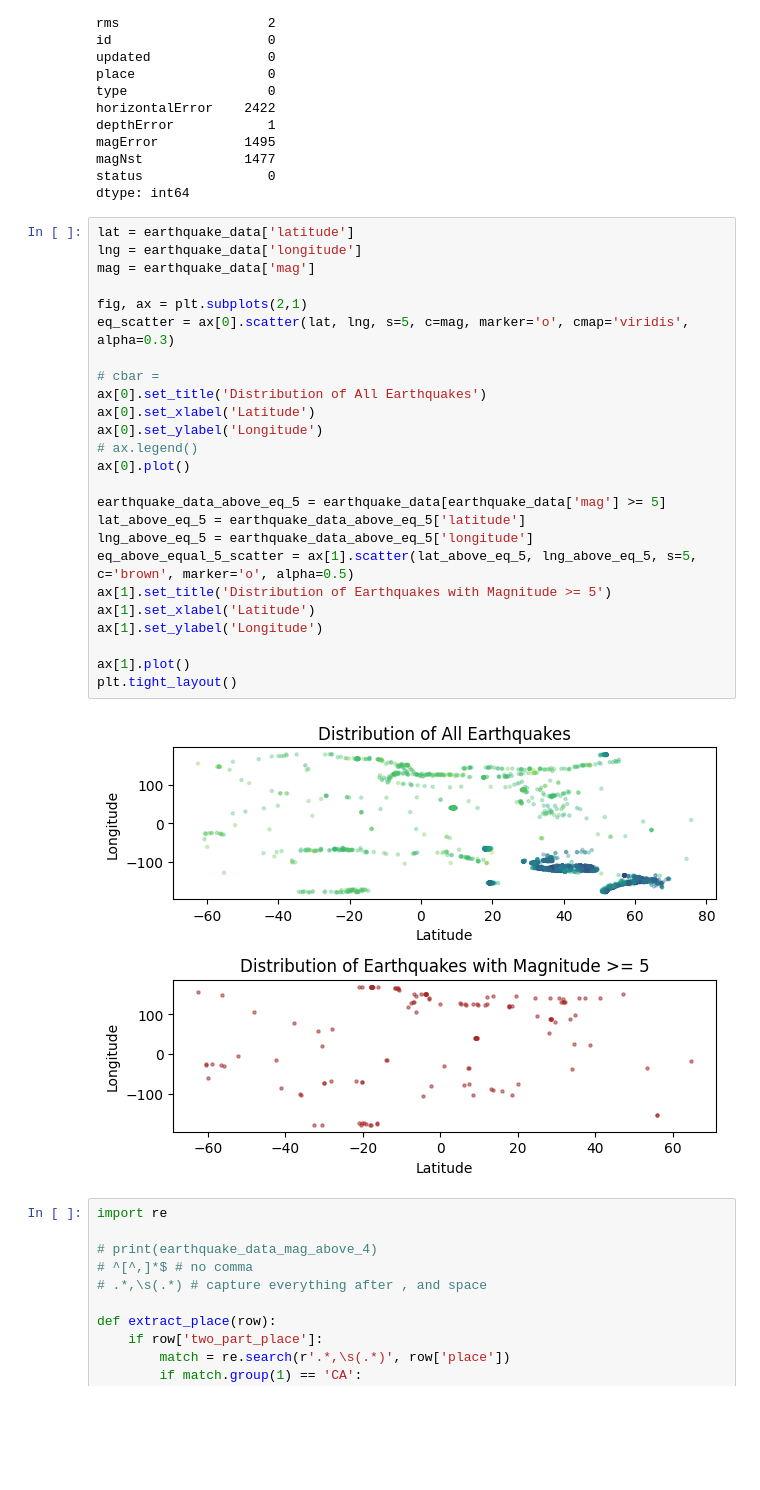
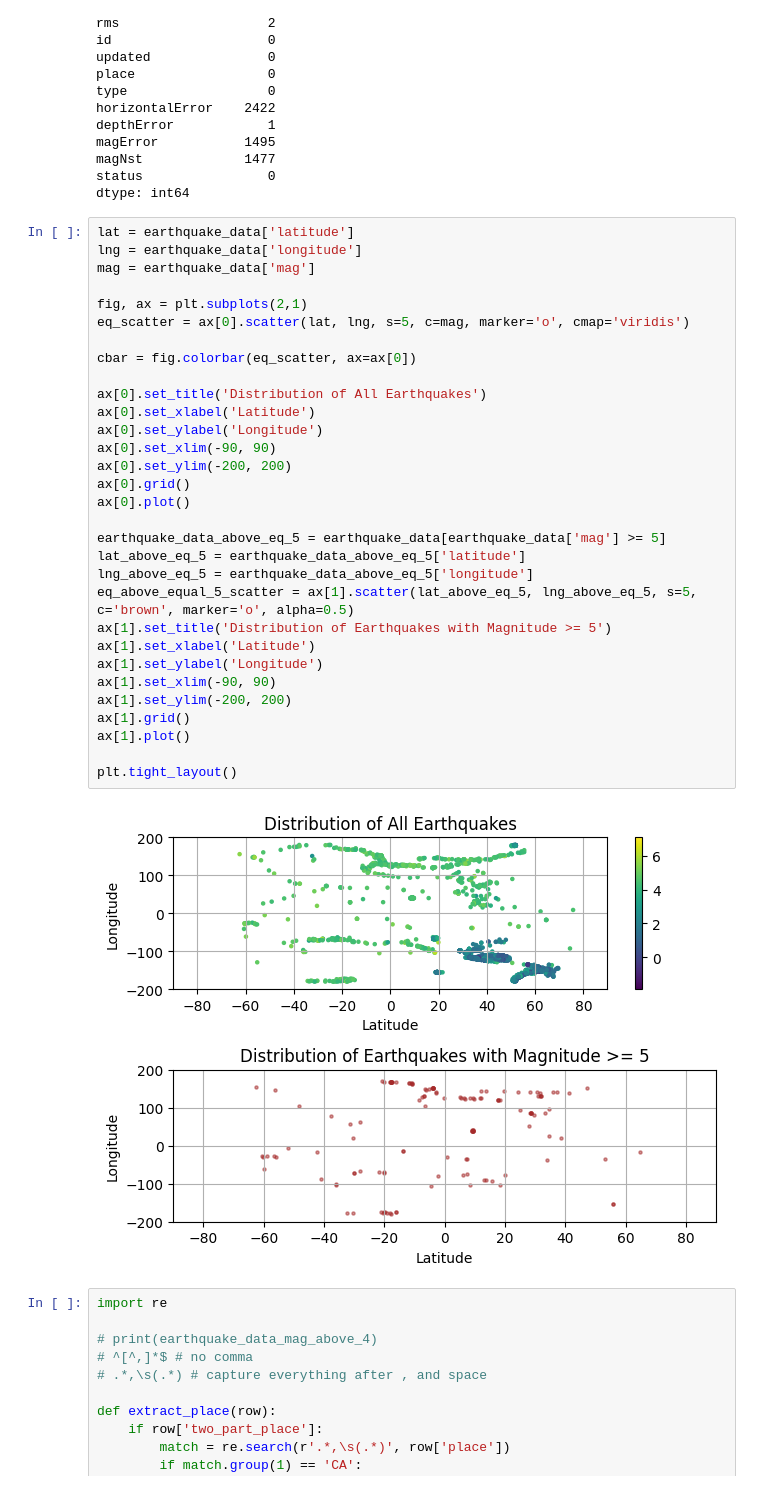
Before and after one commit to pkdc/earthquake-data-analysis, a Jupyter notebook: earthquake.ipynb, the cells around one changed output. Saved outputs shown, nothing was run; the diff lists cells and outputs as text; blank space fills up the shorter version.

```diff
--- a/earthquake.ipynb
+++ b/earthquake.ipynb
@@ -79,30 +79,36 @@ dtype: int64
 # %%
 lat = earthquake_data['latitude']
 lng = earthquake_data['longitude']
 mag = earthquake_data['mag']
 
 fig, ax = plt.subplots(2,1)
-eq_scatter = ax[0].scatter(lat, lng, s=5, c=mag, marker='o', cmap='viridis', alpha=0.3)
+eq_scatter = ax[0].scatter(lat, lng, s=5, c=mag, marker='o', cmap='viridis')
 
-# cbar =
+cbar = fig.colorbar(eq_scatter, ax=ax[0])
+
 ax[0].set_title('Distribution of All Earthquakes')
 ax[0].set_xlabel('Latitude')
 ax[0].set_ylabel('Longitude')
-# ax.legend()
+ax[0].set_xlim(-90, 90)
+ax[0].set_ylim(-200, 200)
+ax[0].grid()
 ax[0].plot()
 
 earthquake_data_above_eq_5 = earthquake_data[earthquake_data['mag'] >= 5]
 lat_above_eq_5 = earthquake_data_above_eq_5['latitude']
 lng_above_eq_5 = earthquake_data_above_eq_5['longitude']
 eq_above_equal_5_scatter = ax[1].scatter(lat_above_eq_5, lng_above_eq_5, s=5, c='brown', marker='o', alpha=0.5)
 ax[1].set_title('Distribution of Earthquakes with Magnitude >= 5')
 ax[1].set_xlabel('Latitude')
 ax[1].set_ylabel('Longitude')
+ax[1].set_xlim(-90, 90)
+ax[1].set_ylim(-200, 200)
+ax[1].grid()
+ax[1].plot()
 
-ax[1].plot()
 plt.tight_layout()
 # %% [output]
-[figure, old version]
+[figure, new version]
 # %%
 import re
 
```
